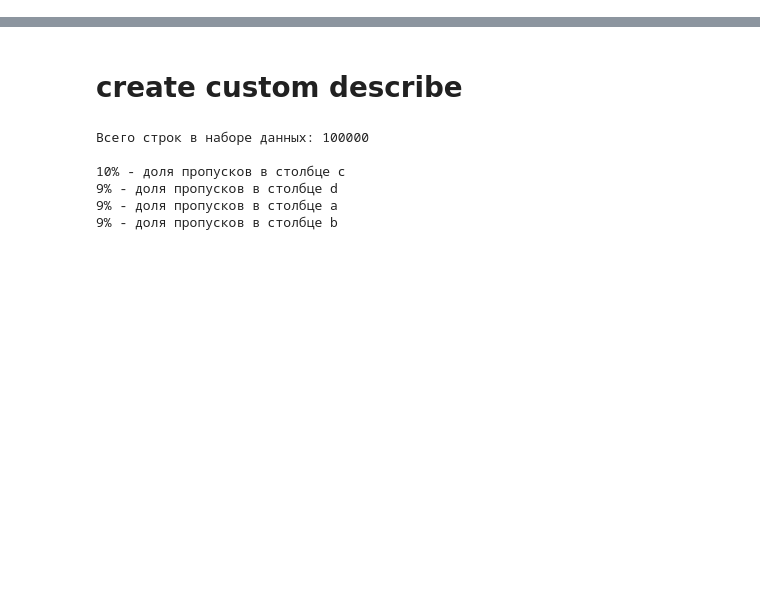
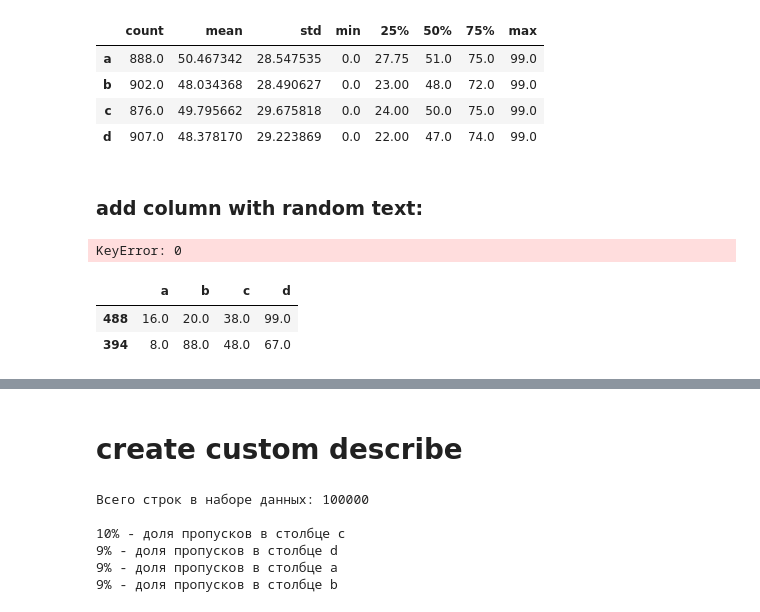
Before and after one commit to sqrt495/tips-and-tricks, a Jupyter notebook: Advanced_Pandas.ipynb, the cells around one changed output, grey strips where cells are left out. Saved outputs shown, nothing was run; the diff lists cells and outputs as text; code cells hidden in the pictures; blank space fills up the shorter version.

```diff
--- a/Advanced_Pandas.ipynb
+++ b/Advanced_Pandas.ipynb
@@ -77,0 +80,32 @@ random_created_df = random_created_df.mask(np.random.random(random_created_df.sh
+# %%
+random_created_df.describe(include='all').T
+# %% [output]
+|  | count | mean | std | min | 25% | 50% | 75% | max |
+| a | 888.0 | 50.467342 | 28.547535 | 0.0 | 27.75 | 51.0 | 75.0 | 99.0 |
+| b | 902.0 | 48.034368 | 28.490627 | 0.0 | 23.00 | 48.0 | 72.0 | 99.0 |
+| c | 876.0 | 49.795662 | 29.675818 | 0.0 | 24.00 | 50.0 | 75.0 | 99.0 |
+| d | 907.0 | 48.378170 | 29.223869 | 0.0 | 22.00 | 47.0 | 74.0 | 99.0 |
+# %% [markdown]
+### add column with random text:
+# %%
+%%time
+
+def function_to_apply(i):
+    first = requests.get(f'https://random-word-api.herokuapp.com/word').json() # Random Word API
+
+#     add word
+#     second = requests.get(f'https://random-word-api.herokuapp.com/word').json()
+#     third = requests.get(f'https://random-word-api.herokuapp.com/word').json()
+
+    return first[0]
+#     return " ".join([first[0], second[0], third[0]])
+
+random_created_df['words'] = random_created_df['d'].apply(function_to_apply)
+# %% [output]
+KeyError: 0
+# %%
+random_created_df.sample(2)
+# %% [output]
+|  | a | b | c | d |
+| 488 | 16.0 | 20.0 | 38.0 | 99.0 |
+| 394 | 8.0 | 88.0 | 48.0 | 67.0 |
```
Also changed, not shown: parts of 36 cells of this notebook.
